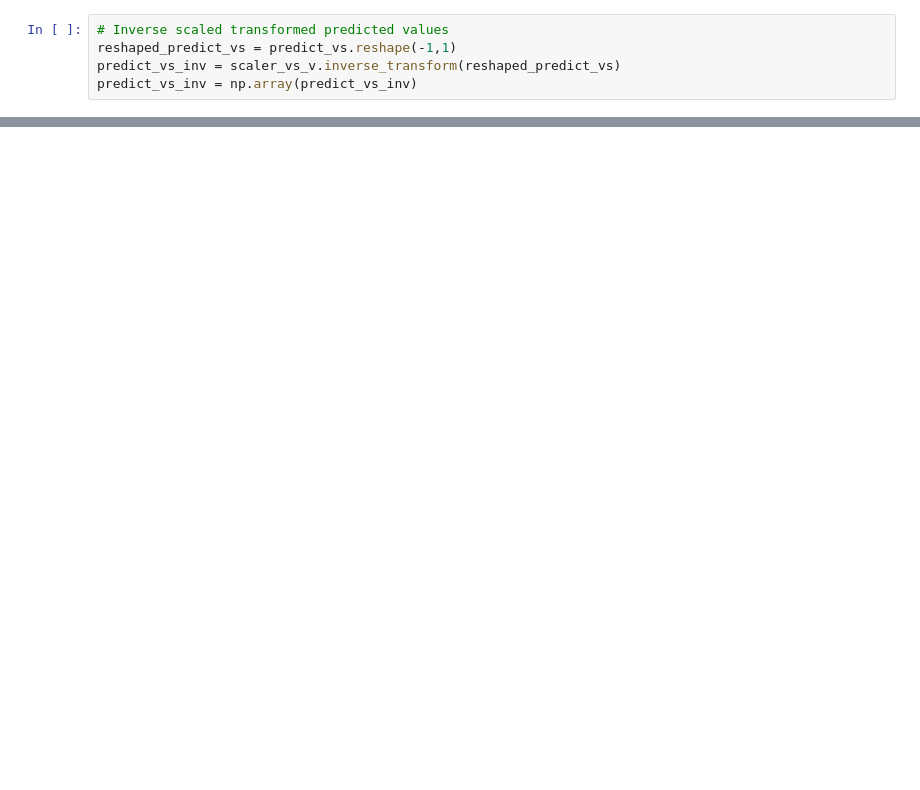
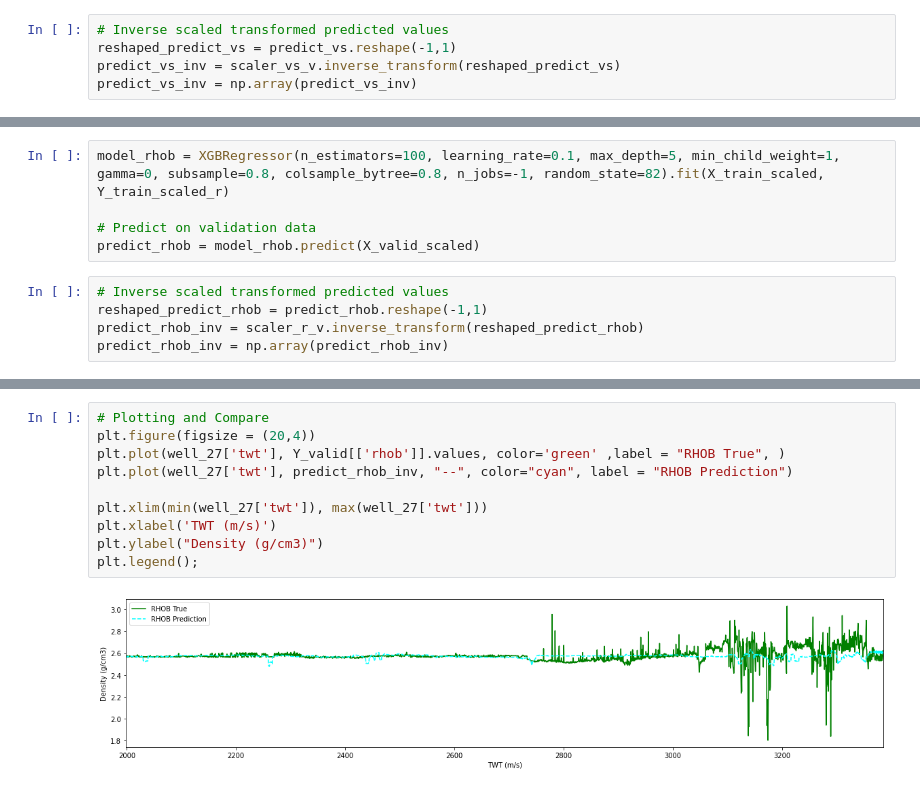
Before and after one commit to Dnbg1982/Oil-Gas-Projects, a Jupyter notebook: Exploration/Notebooks/Seismic_Inversion.ipynb, the cells around one changed output, grey strips where cells are left out. Cells and saved outputs as stored; diff of their text form; blank space fills up the shorter version.

```diff
--- a/Exploration/Notebooks/Seismic_Inversion.ipynb
+++ b/Exploration/Notebooks/Seismic_Inversion.ipynb
@@ -436,0 +436,10 @@ plt.legend()
+# %%
+model_rhob = XGBRegressor(n_estimators=100, learning_rate=0.1, max_depth=5, min_child_weight=1, gamma=0, subsample=0.8, colsample_bytree=0.8, n_jobs=-1, random_state=82).fit(X_train_scaled, Y_train_scaled_r)
+
+# Predict on validation data
+predict_rhob = model_rhob.predict(X_valid_scaled)
+# %%
+# Inverse scaled transformed predicted values
+reshaped_predict_rhob = predict_rhob.reshape(-1,1)
+predict_rhob_inv = scaler_r_v.inverse_transform(reshaped_predict_rhob)
+predict_rhob_inv = np.array(predict_rhob_inv)
@@ -436,0 +455,12 @@ plt.legend()
+# %%
+# Plotting and Compare
+plt.figure(figsize = (20,4))
+plt.plot(well_27['twt'], Y_valid[['rhob']].values, color='green' ,label = "RHOB True", )
+plt.plot(well_27['twt'], predict_rhob_inv, "--", color="cyan", label = "RHOB Prediction")
+
+plt.xlim(min(well_27['twt']), max(well_27['twt']))
+plt.xlabel('TWT (m/s)')
+plt.ylabel("Density (g/cm3)")
+plt.legend();
+# %% [output]
+[figure, added]
```
Also changed, not shown: parts of 12 cells of this notebook.
